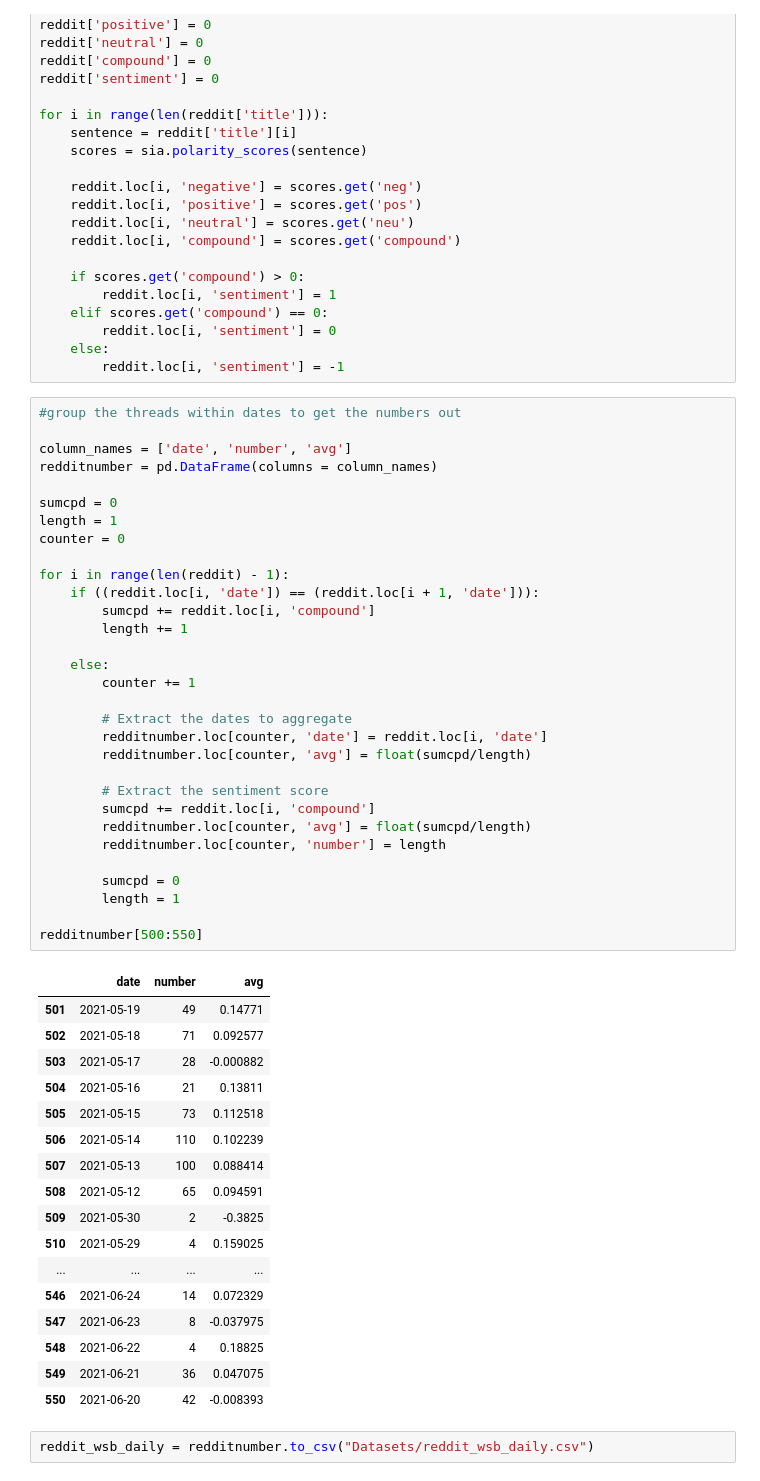
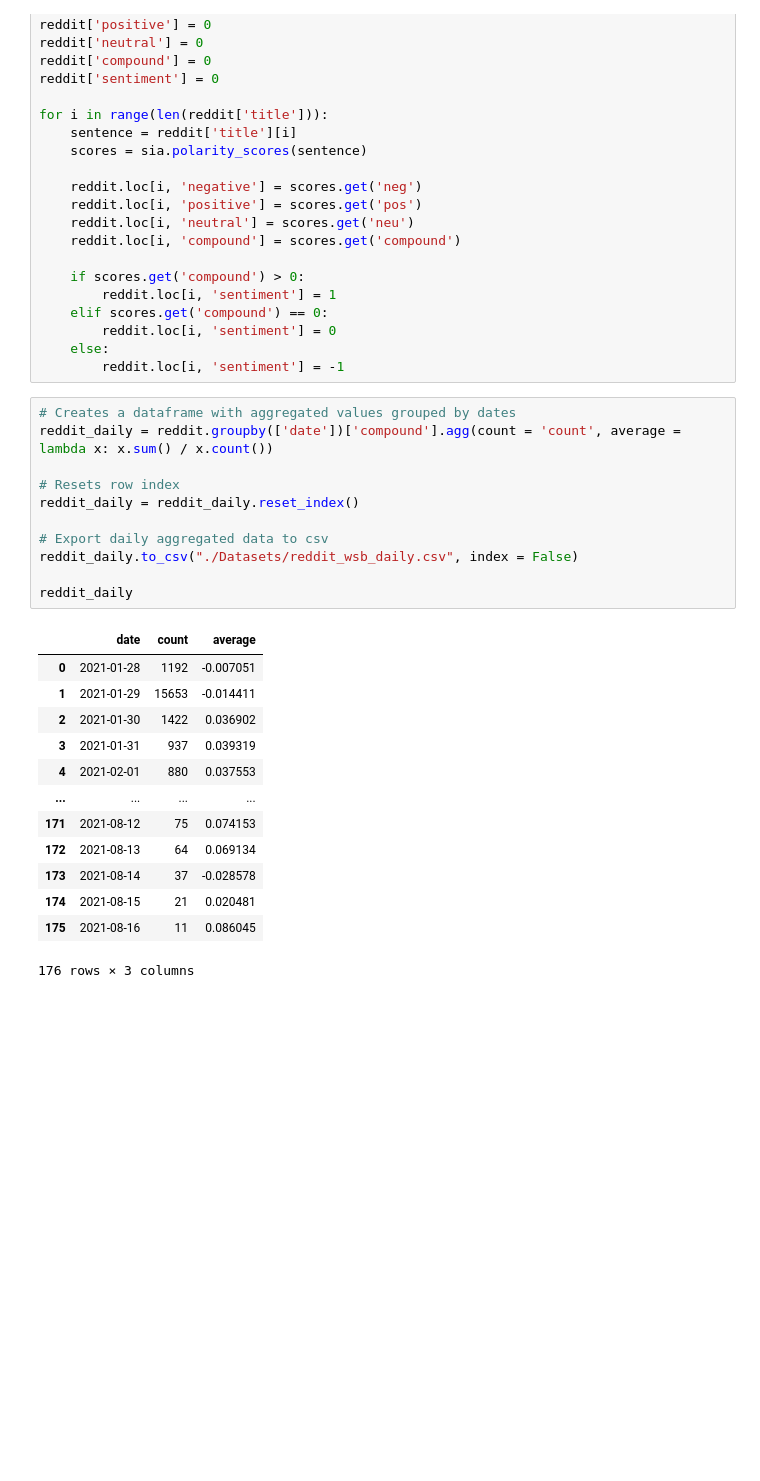
Before and after one commit to ccwhgetgit/DAO2702Project, a Jupyter notebook: Reddit.ipynb, the cells around one changed output. Drawn from its saved outputs; the diff is of its cells as text; blank space fills up the shorter version.

```diff
--- a/Reddit.ipynb
+++ b/Reddit.ipynb
@@ -99,57 +99,31 @@ for i in range(len(reddit['title'])):
         reddit.loc[i, 'sentiment'] = 0
     else:
         reddit.loc[i, 'sentiment'] = -1
-# %%
-#group the threads within dates to get the numbers out
-
-column_names = ['date', 'number', 'avg']
-redditnumber = pd.DataFrame(columns = column_names)
-
-sumcpd = 0
-length = 1
-counter = 0
-
-for i in range(len(reddit) - 1):
-    if ((reddit.loc[i, 'date']) == (reddit.loc[i + 1, 'date'])):
-        sumcpd += reddit.loc[i, 'compound']
-        length += 1
-
-    else:
-        counter += 1
-
-        # Extract the dates to aggregate
-        redditnumber.loc[counter, 'date'] = reddit.loc[i, 'date']
-        redditnumber.loc[counter, 'avg'] = float(sumcpd/length)
-
-        # Extract the sentiment score
-        sumcpd += reddit.loc[i, 'compound']
-        redditnumber.loc[counter, 'avg'] = float(sumcpd/length)
-        redditnumber.loc[counter, 'number'] = length
-
-        sumcpd = 0
-        length = 1
-
-redditnumber[500:550]
-# %% [output]
-|  | date | number | avg |
-| 501 | 2021-05-19 | 49 | 0.14771 |
-| 502 | 2021-05-18 | 71 | 0.092577 |
-| 503 | 2021-05-17 | 28 | -0.000882 |
-| 504 | 2021-05-16 | 21 | 0.13811 |
-| 505 | 2021-05-15 | 73 | 0.112518 |
-| 506 | 2021-05-14 | 110 | 0.102239 |
-| 507 | 2021-05-13 | 100 | 0.088414 |
-| 508 | 2021-05-12 | 65 | 0.094591 |
-| 509 | 2021-05-30 | 2 | -0.3825 |
-| 510 | 2021-05-29 | 4 | 0.159025 |
-| ... | ... | ... | ... |
-| 546 | 2021-06-24 | 14 | 0.072329 |
-| 547 | 2021-06-23 | 8 | -0.037975 |
-| 548 | 2021-06-22 | 4 | 0.18825 |
-| 549 | 2021-06-21 | 36 | 0.047075 |
-| 550 | 2021-06-20 | 42 | -0.008393 |
-# %%
-reddit_wsb_daily = redditnumber.to_csv("Datasets/reddit_wsb_daily.csv")
+# %%
+# Creates a dataframe with aggregated values grouped by dates
+reddit_daily = reddit.groupby(['date'])['compound'].agg(count = 'count', average = lambda x: x.sum() / x.count())
+
+# Resets row index
+reddit_daily = reddit_daily.reset_index()
+
+# Export daily aggregated data to csv
+reddit_daily.to_csv("./Datasets/reddit_wsb_daily.csv", index = False)
+
+reddit_daily
+# %% [output]
+|  | date | count | average |
+| 0 | 2021-01-28 | 1192 | -0.007051 |
+| 1 | 2021-01-29 | 15653 | -0.014411 |
+| 2 | 2021-01-30 | 1422 | 0.036902 |
+| 3 | 2021-01-31 | 937 | 0.039319 |
+| 4 | 2021-02-01 | 880 | 0.037553 |
+| ... | ... | ... | ... |
+| 171 | 2021-08-12 | 75 | 0.074153 |
+| 172 | 2021-08-13 | 64 | 0.069134 |
+| 173 | 2021-08-14 | 37 | -0.028578 |
+| 174 | 2021-08-15 | 21 | 0.020481 |
+| 175 | 2021-08-16 | 11 | 0.086045 |
+176 rows × 3 columns
 # %%
 def normalize_data(df):
     minimum = min(df)
```
Also changed, not shown: parts of 2 cells of this notebook, 1 other file.
